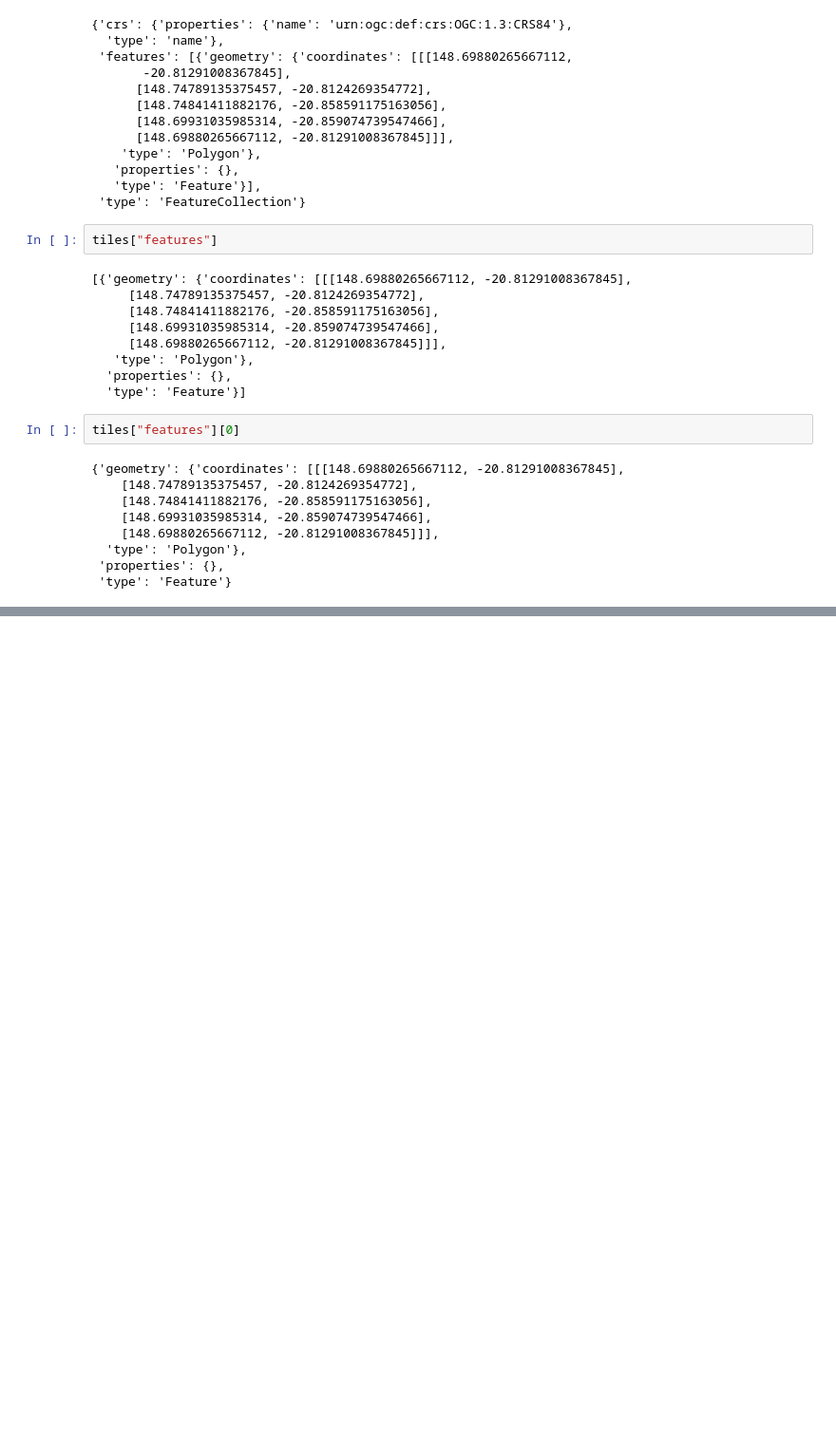
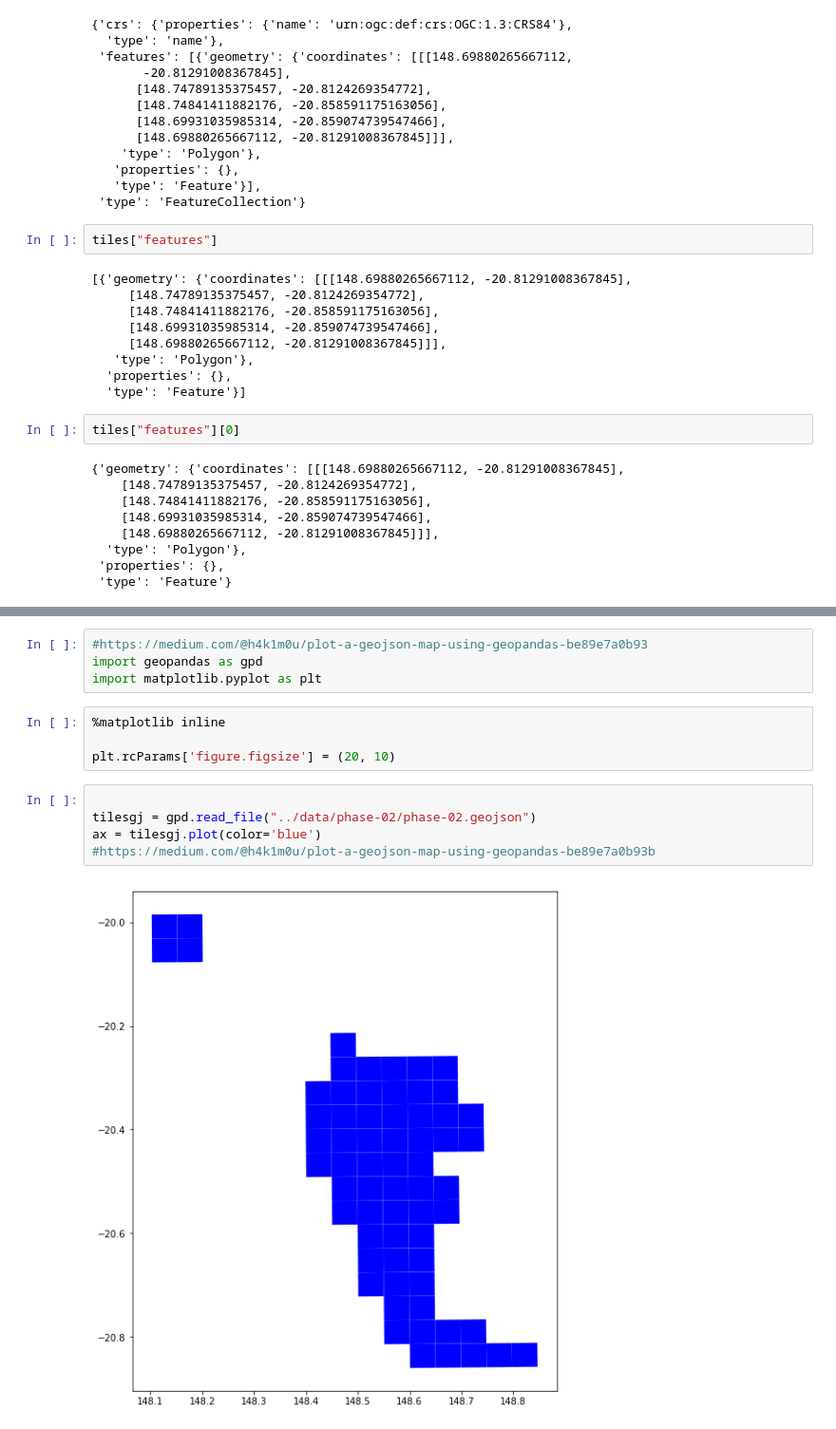
Before and after one commit to satellite-datathon/sdthon, a Jupyter notebook: phase-01/choropleth.ipynb, the cells around one changed output, grey strips where cells are left out. Shown: that part at 95% size. Drawn from its saved outputs; the diff is of its cells as text; blank space fills up the shorter version.

```diff
--- a/phase-01/choropleth.ipynb
+++ b/phase-01/choropleth.ipynb
@@ -51,0 +243,15 @@ tiles["features"][0]
+# %%
+#https://medium.com/@h4k1m0u/plot-a-geojson-map-using-geopandas-be89e7a0b93
+import geopandas as gpd
+import matplotlib.pyplot as plt
+# %%
+%matplotlib inline
+
+plt.rcParams['figure.figsize'] = (20, 10)
+# %%
+
+tilesgj = gpd.read_file("../data/phase-02/phase-02.geojson")
+ax = tilesgj.plot(color='blue')
+#https://medium.com/@h4k1m0u/plot-a-geojson-map-using-geopandas-be89e7a0b93b
+# %% [output]
+[figure, added]
```
Also changed, not shown: parts of 26 cells of this notebook, 2 other files.
